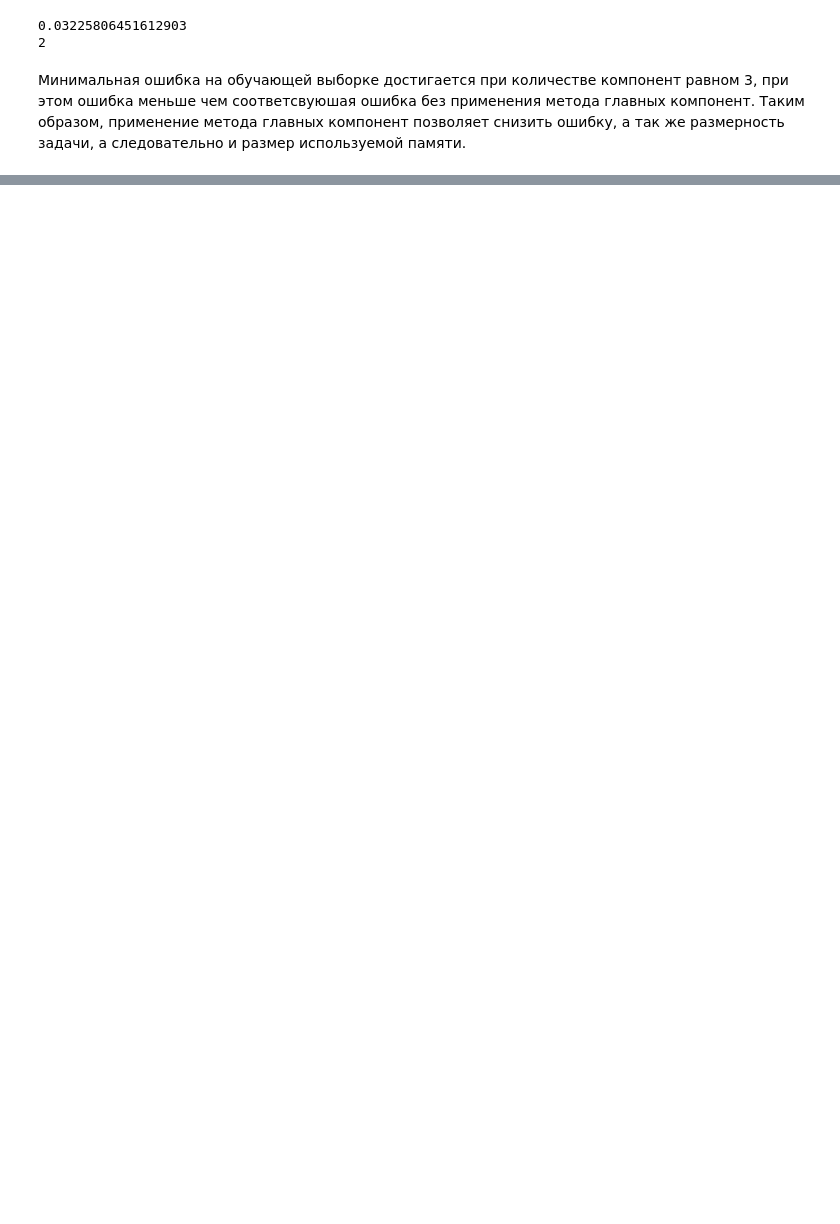
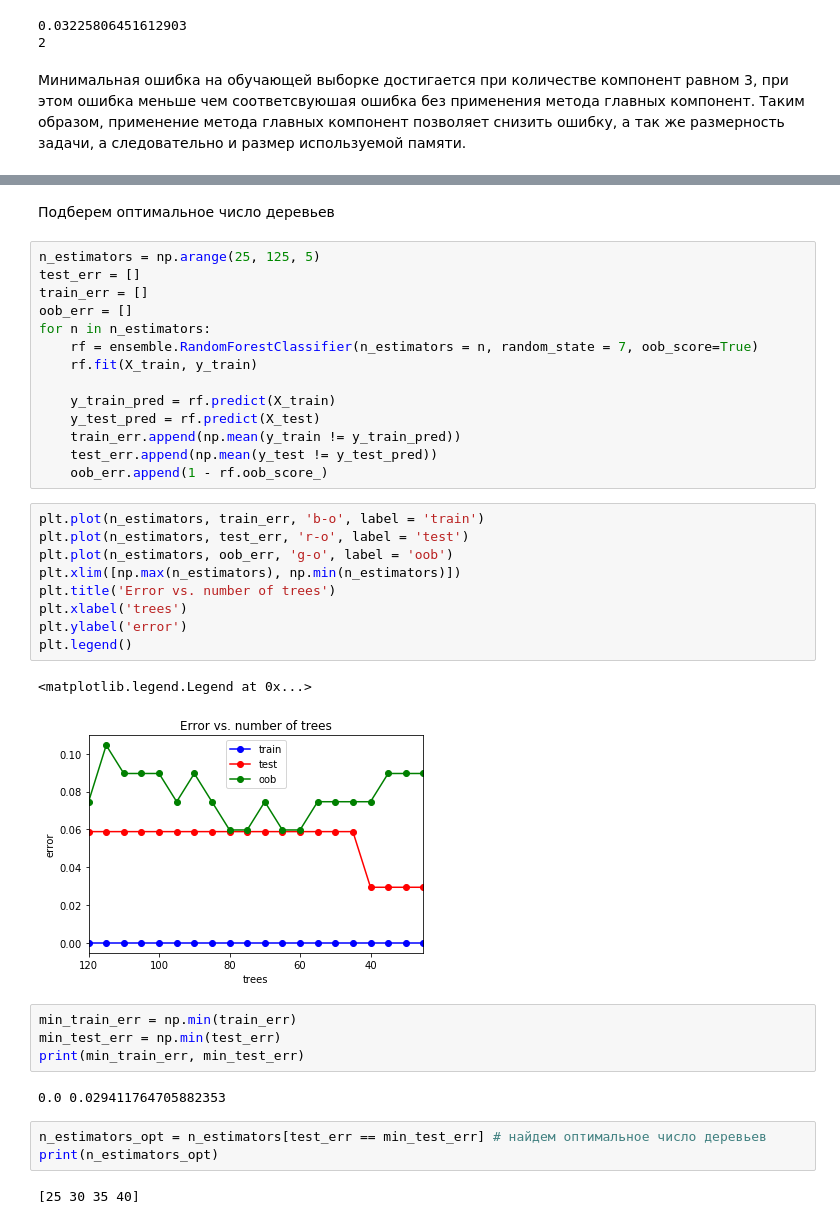
Before and after one commit to JuliaKamelina/ml, a Jupyter notebook: lab1.ipynb, the cells around one changed output, grey strips where cells are left out. Saved outputs shown, nothing was run; the diff lists cells and outputs as text; blank space fills up the shorter version.

```diff
--- a/lab1.ipynb
+++ b/lab1.ipynb
@@ -863,0 +949,39 @@ print(np.argmin(test_err)) # оптимальное число компонен
+# %% [markdown]
+Подберем оптимальное число деревьев
+# %%
+n_estimators = np.arange(25, 125, 5)
+test_err = []
+train_err = []
+oob_err = []
+for n in n_estimators:
+    rf = ensemble.RandomForestClassifier(n_estimators = n, random_state = 7, oob_score=True)
+    rf.fit(X_train, y_train)
+
+    y_train_pred = rf.predict(X_train)
+    y_test_pred = rf.predict(X_test)
+    train_err.append(np.mean(y_train != y_train_pred))
+    test_err.append(np.mean(y_test != y_test_pred))
+    oob_err.append(1 - rf.oob_score_)
+# %%
+plt.plot(n_estimators, train_err, 'b-o', label = 'train')
+plt.plot(n_estimators, test_err, 'r-o', label = 'test')
+plt.plot(n_estimators, oob_err, 'g-o', label = 'oob')
+plt.xlim([np.max(n_estimators), np.min(n_estimators)])
+plt.title('Error vs. number of trees')
+plt.xlabel('trees')
+plt.ylabel('error')
+plt.legend()
+# %% [output]
+<matplotlib.legend.Legend at 0x...>
+[figure, added]
+# %%
+min_train_err = np.min(train_err)
+min_test_err = np.min(test_err)
+print(min_train_err, min_test_err)
+# %% [output]
+0.0 0.029411764705882353
+# %%
+n_estimators_opt = n_estimators[test_err == min_test_err] # найдем оптимальное число деревьев
+print(n_estimators_opt)
+# %% [output]
+[25 30 35 40]
```
Also changed, not shown: parts of 53 cells of this notebook.
